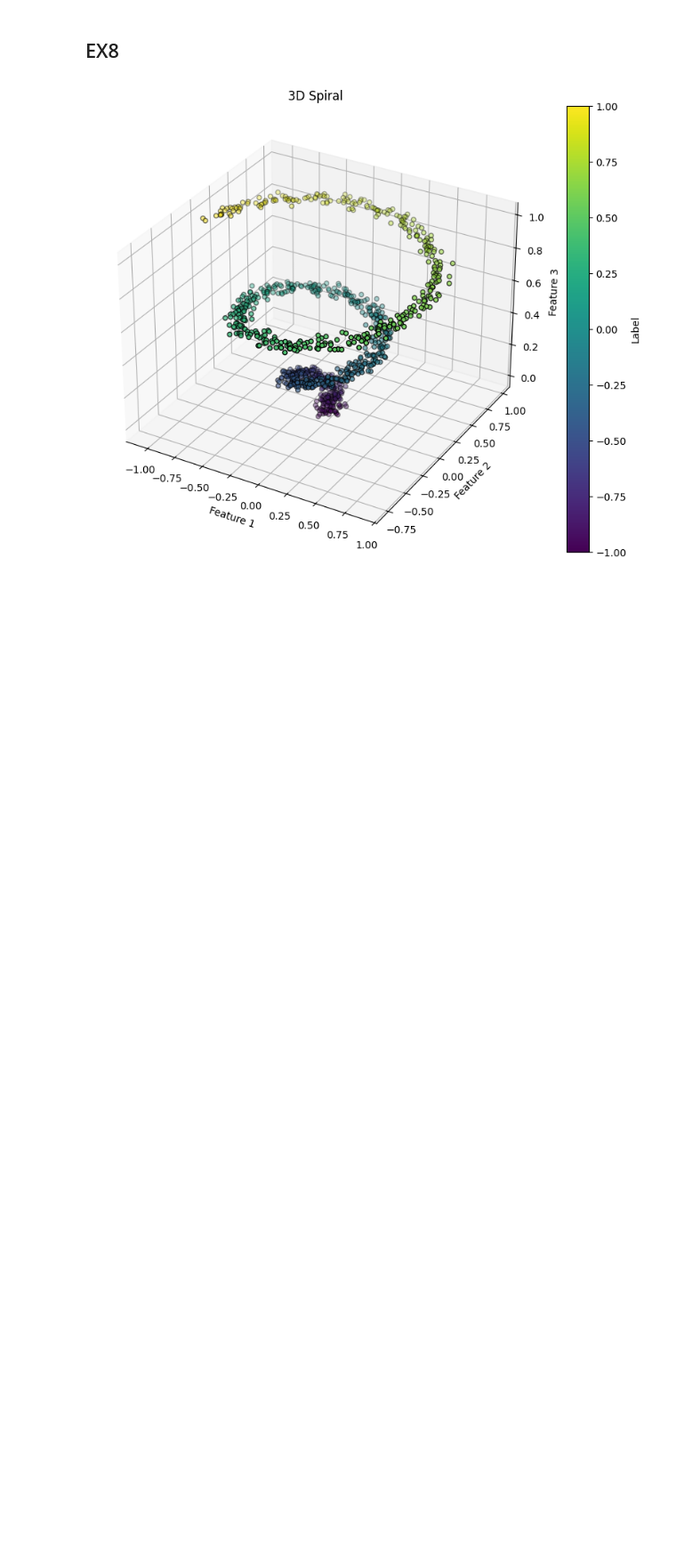
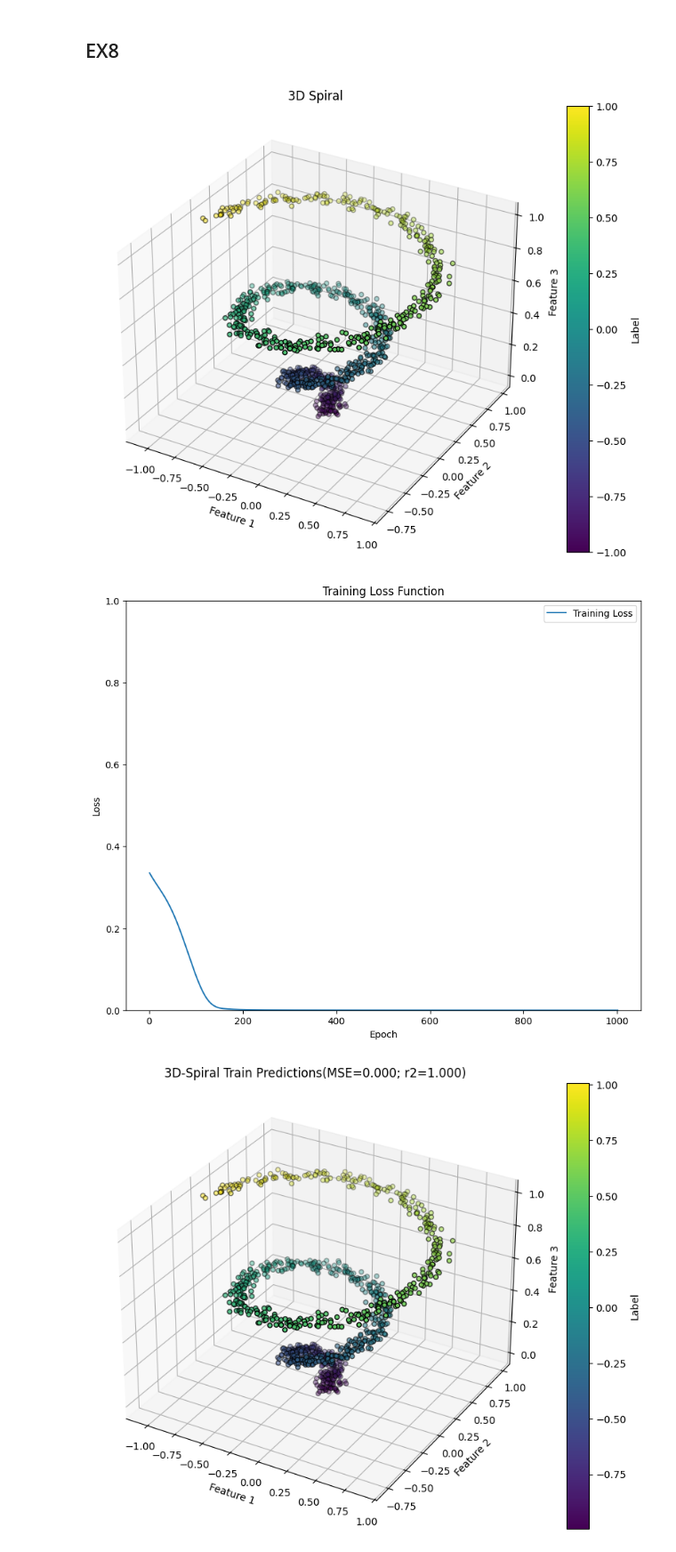
Before and after one commit to JonathanZmora/IntroToDeepLearning, a Jupyter notebook: DL_HW1_I.ipynb, the cells around one changed output. Shown at 89% size. Drawn from its saved outputs; the diff is of its cells as text; code cells hidden in the pictures; blank space fills up the shorter version.

```diff
--- a/DL_HW1_I.ipynb
+++ b/DL_HW1_I.ipynb
@@ -768,3 +772,50 @@ y_test = create_labels_3d_spiral(theta_test)
 plot_spiral_3d(X_train, y_train)
 # %% [output]
 [figure]
+# %%
+### Your code goes here ####
+X_train_tensor, y_train_tensor = preprocess_regression_data(X_train, y_train)
+X_test_tensor, y_test_tensor = preprocess_regression_data(X_test, y_test)
+
+# hidden was chosen arbitrarily
+input_size = 3
+hidden_size = 128
+output_size = 1
+
+regression_model_3d = nn.Sequential(
+    nn.Linear(input_size, hidden_size),
+    nn.ReLU(),
+    nn.Linear(hidden_size, hidden_size),
+    nn.ReLU(),
+    nn.Linear(hidden_size, hidden_size),
+    nn.ReLU(),
+    nn.Linear(hidden_size, output_size)
+).to(device)
+criterion = nn.MSELoss()
+
+# was chosen arbitrarily
+lr = 0.0001
+num_epochs = 1_000
+
+optimizer = optim.Adam(regression_model_3d.parameters(), lr)
+
+regression_model_3d, train_losses = train(
+    regression_model_3d, X_train_tensor, y_train_tensor, num_epochs, optimizer, criterion)
+
+y_test_pred, test_r2 = evaluate_regression(
+    regression_model_3d, X_test_tensor, y_test_tensor)
+test_mse = evaluate_model_mse(regression_model_3d, X_test_tensor, y_test_tensor)
+
+y_train_pred, train_r2 = evaluate_regression(
+    regression_model_3d, X_train_tensor, y_train_tensor)
+train_mse = evaluate_model_mse(regression_model_3d, X_train_tensor, y_train_tensor)
+
+plot_loss(train_losses)
+
+plot_spiral_3d_train_test(
+    X_train, y_train_pred, train_mse, train_r2,
+    X_test, y_test_pred, test_mse, test_r2
+)
+# %% [output]
+[figure, added]
+[figure, added]
```
Also changed, not shown: parts of 10 cells of this notebook.
